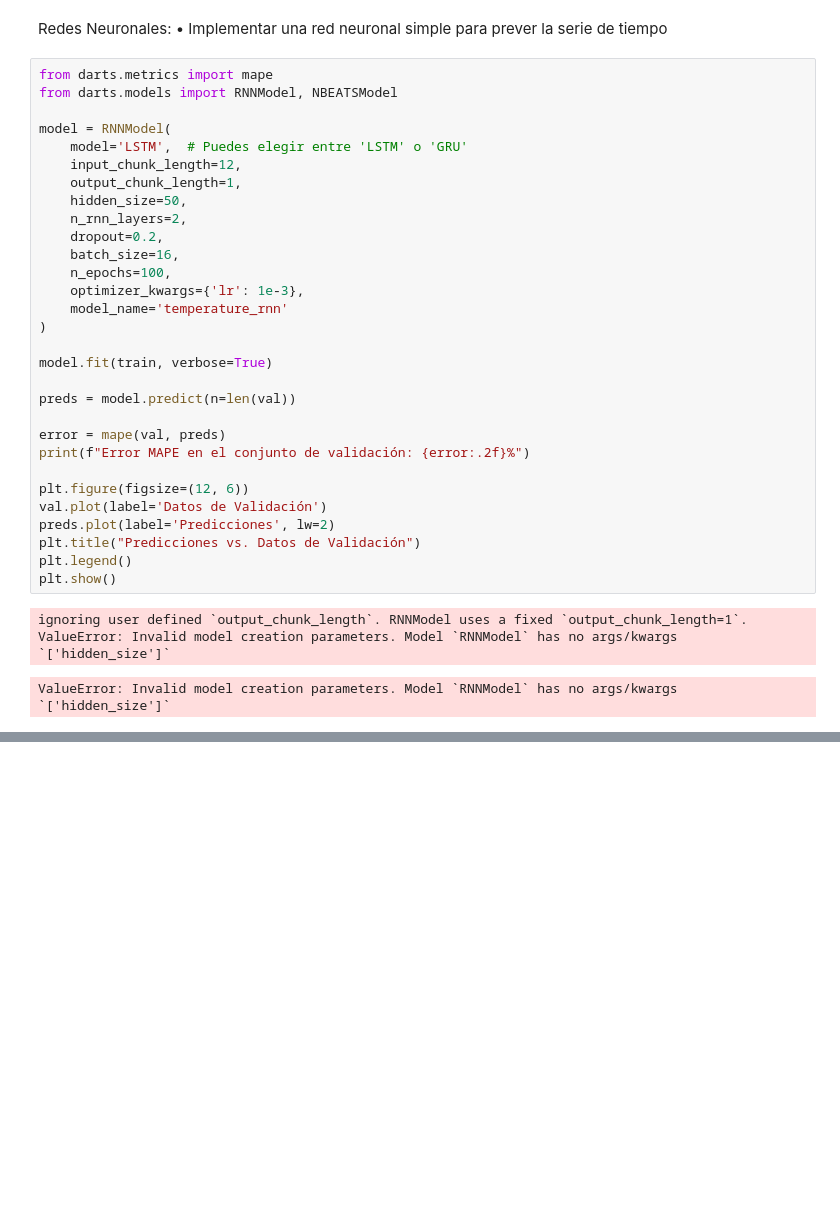
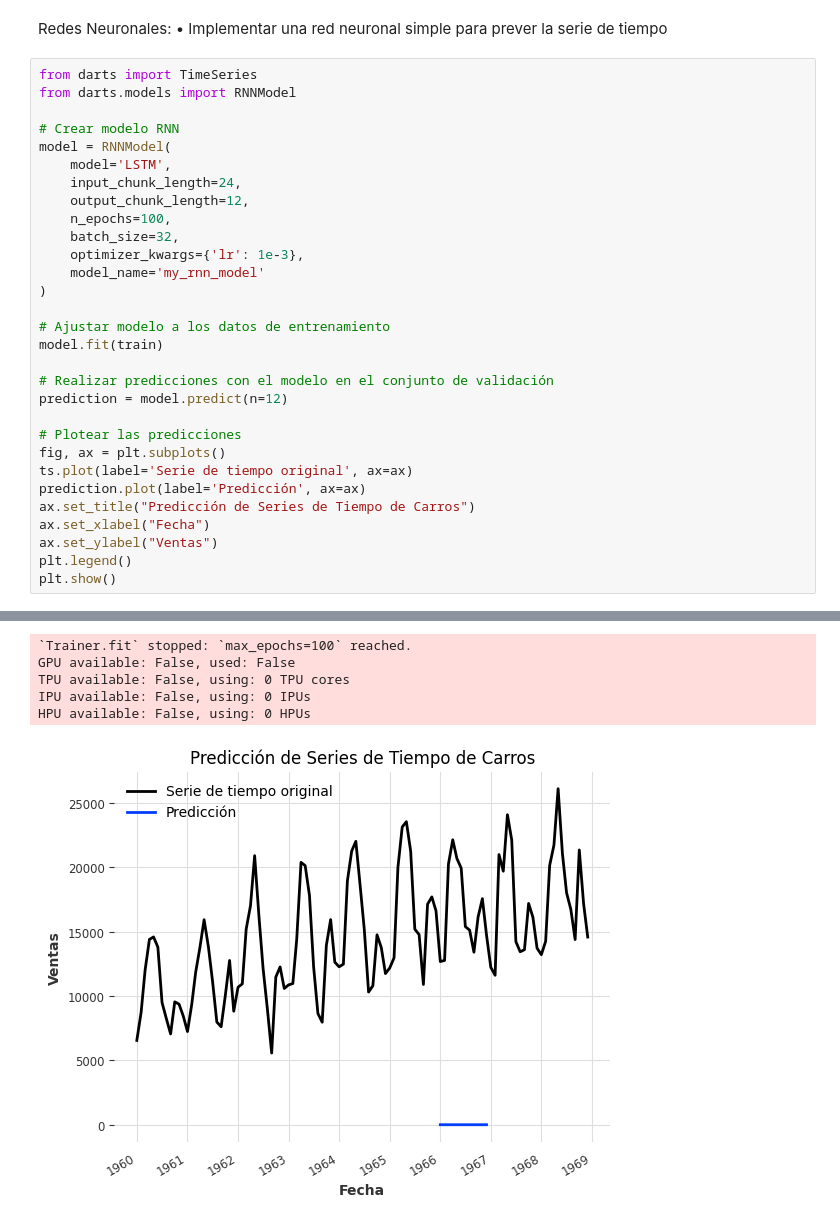
Before and after one commit to 20Candy/lab3_dataScience, a Jupyter notebook: ejercicio1_car.ipynb, the cells around one changed output, grey strips where cells are left out. Drawn from its saved outputs; the diff is of its cells as text; blank space fills up the shorter version.

```diff
--- a/ejercicio1_car.ipynb
+++ b/ejercicio1_car.ipynb
@@ -302,37 +302,34 @@ MAE = 2700.24
 # %% [markdown]
 Redes Neuronales:
 • Implementar una red neuronal simple para prever la serie de tiempo
-# %%
-from darts.metrics import mape
-from darts.models import RNNModel, NBEATSModel
-
-model = RNNModel(
-    model='LSTM',  # Puedes elegir entre 'LSTM' o 'GRU'
-    input_chunk_length=12,
-    output_chunk_length=1,
-    hidden_size=50,
-    n_rnn_layers=2,
-    dropout=0.2,
-    batch_size=16,
-    n_epochs=100,
-    optimizer_kwargs={'lr': 1e-3},
-    model_name='temperature_rnn'
-)
-
-model.fit(train, verbose=True)
-
-preds = model.predict(n=len(val))
-
-error = mape(val, preds)
-print(f"Error MAPE en el conjunto de validación: {error:.2f}%")
-
-plt.figure(figsize=(12, 6))
-val.plot(label='Datos de Validación')
-preds.plot(label='Predicciones', lw=2)
-plt.title("Predicciones vs. Datos de Validación")
-plt.legend()
-plt.show()
-# %% [output]
-ignoring user defined `output_chunk_length`. RNNModel uses a fixed `output_chunk_length=1`.
-ValueError: Invalid model creation parameters. Model `RNNModel` has no args/kwargs `['hidden_size']`
-ValueError: Invalid model creation parameters. Model `RNNModel` has no args/kwargs `['hidden_size']`
+# %%
+from darts import TimeSeries
+from darts.models import RNNModel
+
+# Crear modelo RNN
+model = RNNModel(
+    model='LSTM',
+    input_chunk_length=24,
+    output_chunk_length=12,
+    n_epochs=100,
+    batch_size=32,
+    optimizer_kwargs={'lr': 1e-3},
+    model_name='my_rnn_model'
+)
+
+# Ajustar modelo a los datos de entrenamiento
+model.fit(train)
+
+# Realizar predicciones con el modelo en el conjunto de validación
+prediction = model.predict(n=12)
+
+# Plotear las predicciones
+fig, ax = plt.subplots()
+ts.plot(label='Serie de tiempo original', ax=ax)
+prediction.plot(label='Predicción', ax=ax)
+ax.set_title("Predicción de Series de Tiempo de Carros")
+ax.set_xlabel("Fecha")
+ax.set_ylabel("Ventas")
+plt.legend()
+plt.show()
+# %% [output]
@@ -338,0 +354,6 @@ ValueError: Invalid model creation parameters. Model `RNNModel` has no args/kwar
+`Trainer.fit` stopped: `max_epochs=100` reached.
+GPU available: False, used: False
+TPU available: False, using: 0 TPU cores
+IPU available: False, using: 0 IPUs
+HPU available: False, using: 0 HPUs
+[figure, added]
```
Also changed, not shown: parts of 1 cell of this notebook.
